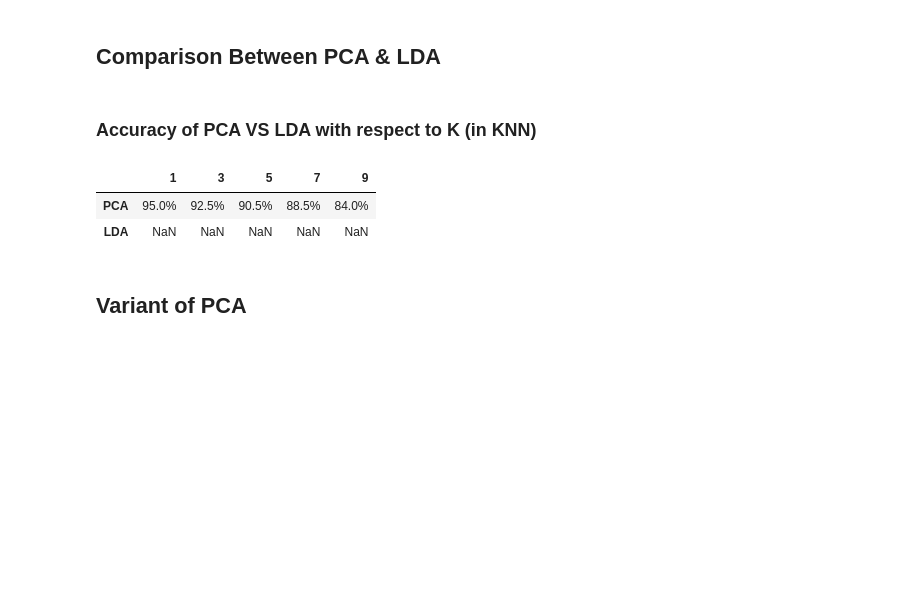
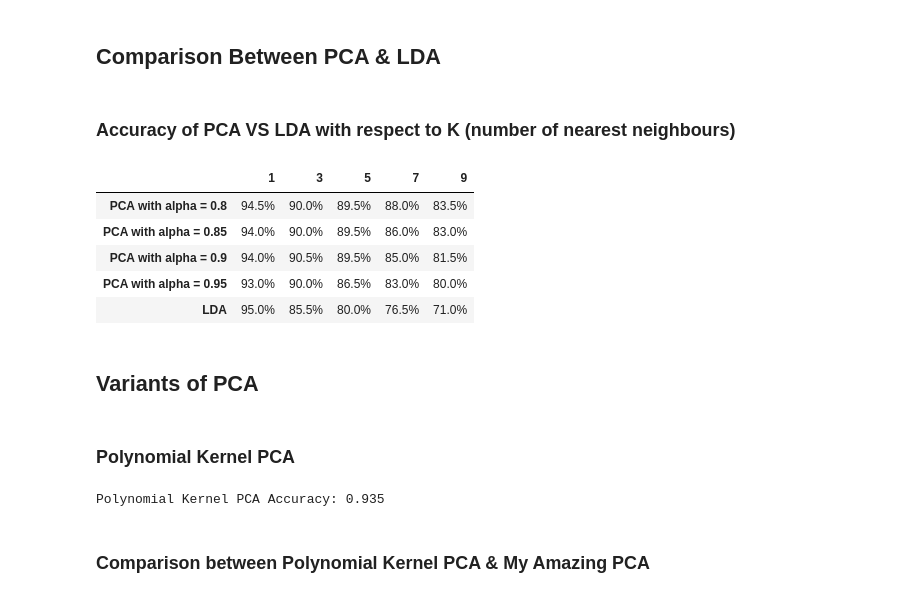
Before and after one commit to ahmedsamir459/Face-Recognition, a Jupyter notebook: PCA_LDA.ipynb, the cells around one changed output. Drawn from its saved outputs; the diff is of its cells as text; code cells hidden in the pictures; blank space fills up the shorter version.

```diff
--- a/PCA_LDA.ipynb
+++ b/PCA_LDA.ipynb
@@ -198,0 +226,3 @@ def get_LDA(X_train):
+# %%
+LDA_projection_matrix = get_LDA(X_train)
+print(LDA_projection_matrix.shape)
@@ -199,11 +233,13 @@ def get_LDA(X_train):
+# %%
+def get_projected_data( projection_matrix):
+ projected_X_train = np.dot(X_train, projection_matrix)
+ projected_X_test = np.dot(X_test, projection_matrix)
+ return projected_X_train, projected_X_test
 # %% [markdown]
 ### Test LDA
 # %%
 def Test_LDA(k):
- projection_matrix = get_LDA(X_train)
- projected_X_train = np.dot(X_train, projection_matrix)
- projected_X_test = np.dot(X_test, projection_matrix)
-
+ projected_X_train, projected_X_test = get_projected_data(LDA_projection_matrix)
  knn = KNeighborsClassifier(n_neighbors=k)
  knn.fit(projected_X_train, y_train.ravel())
  y_pred = knn.predict(projected_X_test)
@@ -219,7 +255,7 @@ k_values = [1, 3, 5, 7, 9]
 
 # Initialize a list to store the results
 results = []
-
+projected_X_train, projected_X_test = get_projected_data(LDA_projection_matrix)
 # Loop over the values of k
 for k in k_values:
     knn = KNeighborsClassifier(n_neighbors=k, weights="distance")
@@ -252,22 +288,43 @@ plt.show()
 # %% [markdown]
 ## Comparison Between PCA & LDA
 # %% [markdown]
-### Accuracy of PCA VS LDA with respect to K (in KNN)
+### Accuracy of PCA VS LDA with respect to K (number of nearest neighbours)
 # %%
-# PCA
-alpha=0.85
+alpha=[0.8, 0.85, 0.9, 0.95]
 k_values = [1, 3, 5, 7, 9]
-pca_results = []
-variants=['PCA', 'LDA']
+variants=['PCA with alpha = 0.8','PCA with alpha = 0.85','PCA with alpha = 0.9','PCA with alpha = 0.95', 'LDA']
 df = pd.DataFrame(index=variants, columns=k_values)
 for num_dominant_eigen_vectors in alphas:
     for k in k_values:
-        pca_accuracy = Test_PCA(alpha, k)
+        for i in range(4):
+            pca_accuracy = Test_PCA(alpha[i], k)
+            df.loc[variants[i], k] = str(pca_accuracy*100)+'%'
         lda_accuracy = Test_LDA(k)
-        df.loc['PCA', k] = str(pca_accuracy*100)+'%'
+        df.loc['LDA', k] = str(lda_accuracy*100)+'%'
+df
 # %% [output]
 |  | 1 | 3 | 5 | 7 | 9 |
-| PCA | 95.0% | 92.5% | 90.5% | 88.5% | 84.0% |
-| LDA | NaN | NaN | NaN | NaN | NaN |
+| PCA with alpha = 0.8 | 94.5% | 90.0% | 89.5% | 88.0% | 83.5% |
+| PCA with alpha = 0.85 | 94.0% | 90.0% | 89.5% | 86.0% | 83.0% |
+| PCA with alpha = 0.9 | 94.0% | 90.5% | 89.5% | 85.0% | 81.5% |
+| PCA with alpha = 0.95 | 93.0% | 90.0% | 86.5% | 83.0% | 80.0% |
+| LDA | 95.0% | 85.5% | 80.0% | 76.5% | 71.0% |
 # %% [markdown]
-## Variant of PCA
+## Variants of PCA
+# %% [markdown]
+### Polynomial Kernel PCA
+# %%
+def Test_Polynomial_Kernel_PCA(no_of_components, k):
+    kpca = KernelPCA(n_components=no_of_components, kernel="poly")
+    X_train_kpca = kpca.fit_transform(X_train)
+    X_test_kpca = kpca.transform(X_test)
+    knn = KNeighborsClassifier(k, weights="distance")
+    knn.fit(X_train_kpca, y_train.ravel())
+    y_pred = knn.predict(X_test_kpca)
+    accuracy = accuracy_score(y_test, y_pred.ravel())
+    return accuracy
+print("Polynomial Kernel PCA Accuracy: " + str(Test_Polynomial_Kernel_PCA(36, 1)))
+# %% [output]
+Polynomial Kernel PCA Accuracy: 0.935
+# %% [markdown]
+### Comparison between Polynomial Kernel PCA & My Amazing PCA
```
Also changed, not shown: parts of 26 cells of this notebook, 4 other files.
